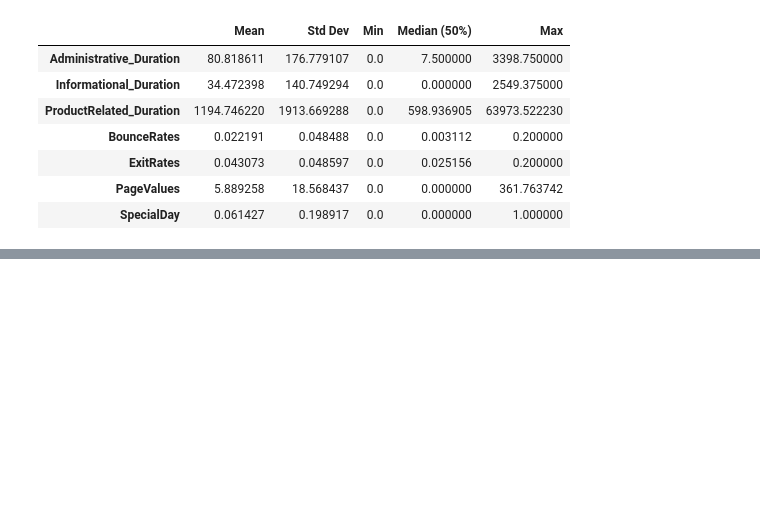
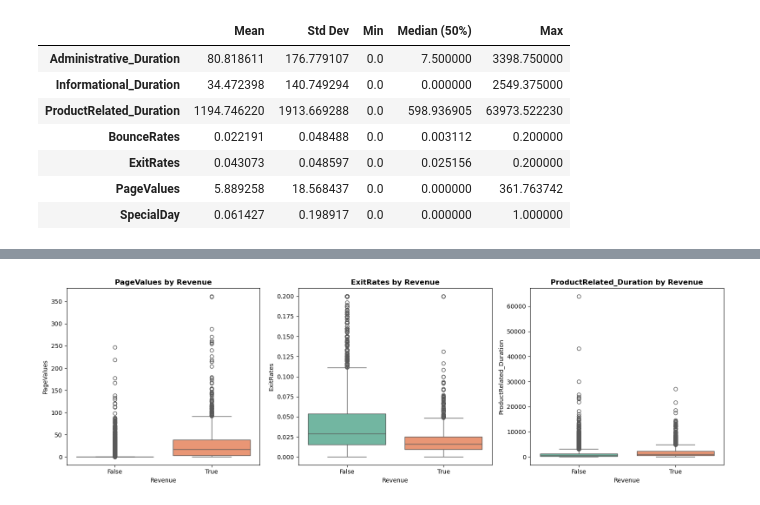
Before and after one commit to BrianKKoskei/online_shoppers_intention, a Jupyter notebook: online_shoppers_intention.ipynb, the cells around one changed output, grey strips where cells are left out. Drawn from its saved outputs; the diff is of its cells as text; code cells hidden in the pictures; blank space fills up the shorter version.

Commit message:
Feat: Add boxplot comparisons for continuous features vs Revenue

```diff
--- a/online_shoppers_intention.ipynb
+++ b/online_shoppers_intention.ipynb
@@ -101,0 +105,19 @@ display(num_summary)
+# %%
+fig, axes = plt.subplots(1, 3, figsize=(16, 5))
+
+# PageValues vs Revenue
+sns.boxplot(x='Revenue', y='PageValues', hue='Revenue', data=df, ax=axes[0], palette='Set2', legend=False)
+axes[0].set_title('PageValues by Revenue', fontweight='bold')
+
+# ExitRates vs Revenue
+sns.boxplot(x='Revenue', y='ExitRates', hue='Revenue', data=df, ax=axes[1], palette='Set2', legend=False)
+axes[1].set_title('ExitRates by Revenue', fontweight='bold')
+
+# ProductRelated_Duration vs Revenue
+sns.boxplot(x='Revenue', y='ProductRelated_Duration', hue='Revenue', data=df, ax=axes[2], palette='Set2', legend=False)
+axes[2].set_title('ProductRelated_Duration by Revenue', fontweight='bold')
+
+plt.tight_layout()
+plt.show()
+# %% [output]
+[figure, added]
```
Also changed, not shown: parts of 1 cell of this notebook, 1 other file.
